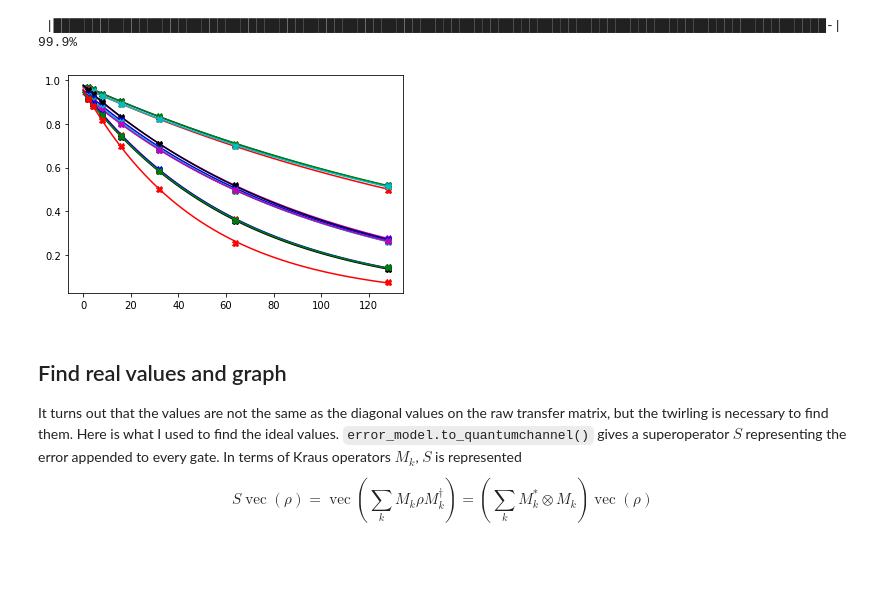
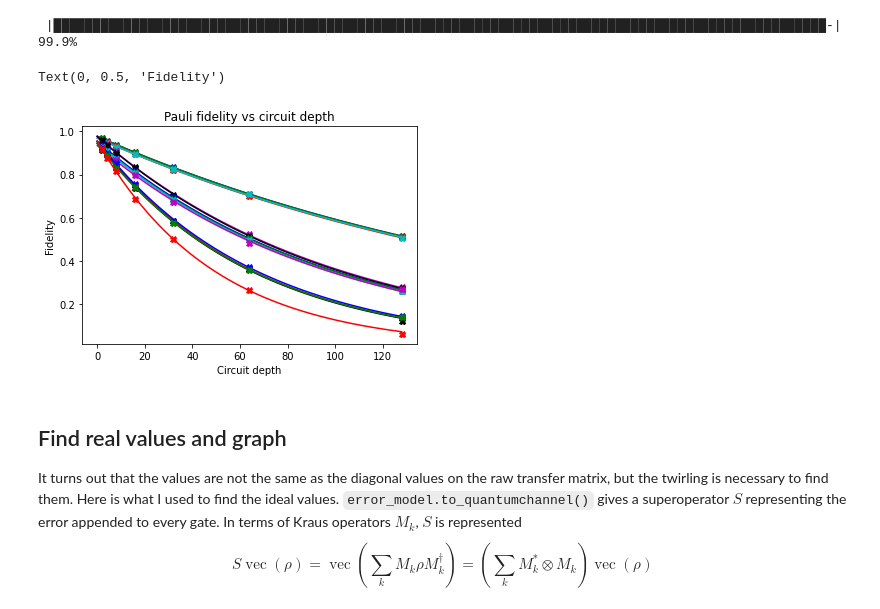
Before and after one commit to benmcdonough20/NEPEC_on_Hardware, a Jupyter notebook: two_qubit_PEC/pauli_twirling.ipynb, the cells around one changed output. Drawn from its saved outputs; the diff is of its cells as text; code cells hidden in the pictures; blank space fills up the shorter version.

```diff
--- a/two_qubit_PEC/pauli_twirling.ipynb
+++ b/two_qubit_PEC/pauli_twirling.ipynb
@@ -392,16 +392,21 @@ for p in product(['X','Y','Z'], repeat = n):
 # %%
 xrange = np.linspace(0, max(levels))
 expfit = lambda x,a,b : a*np.exp(-b*x)
 cycol = cycle('bgrcmk')
 
 #plot exponential decays
 for key in coeffs.keys():
     p_data = coeffs[key]
     c = next(cycol)
     plt.plot(levels, p_data[3],c+'X')
     plt.plot(xrange, [expfit(x, p_data[0], p_data[1]) for x in xrange], c)
+
+plt.title("Pauli fidelity vs circuit depth")
+plt.xlabel("Circuit depth")
+plt.ylabel("Fidelity")
 # %% [output]
+Text(0, 0.5, 'Fidelity')
-[figure, old version]
+[figure, new version]
 # %% [markdown]
 ## Find real values and graph
 It turns out that the values are not the same as the diagonal values on the raw transfer matrix, but the twirling is necessary to find them. Here is what I used to find the ideal values. `error_model.to_quantumchannel()` gives a superoperator $S$ representing the error appended to every gate. In terms of Kraus operators $M_k$, $S$ is represented
```
Also changed, not shown: parts of 2 cells of this notebook, 5 other files.
